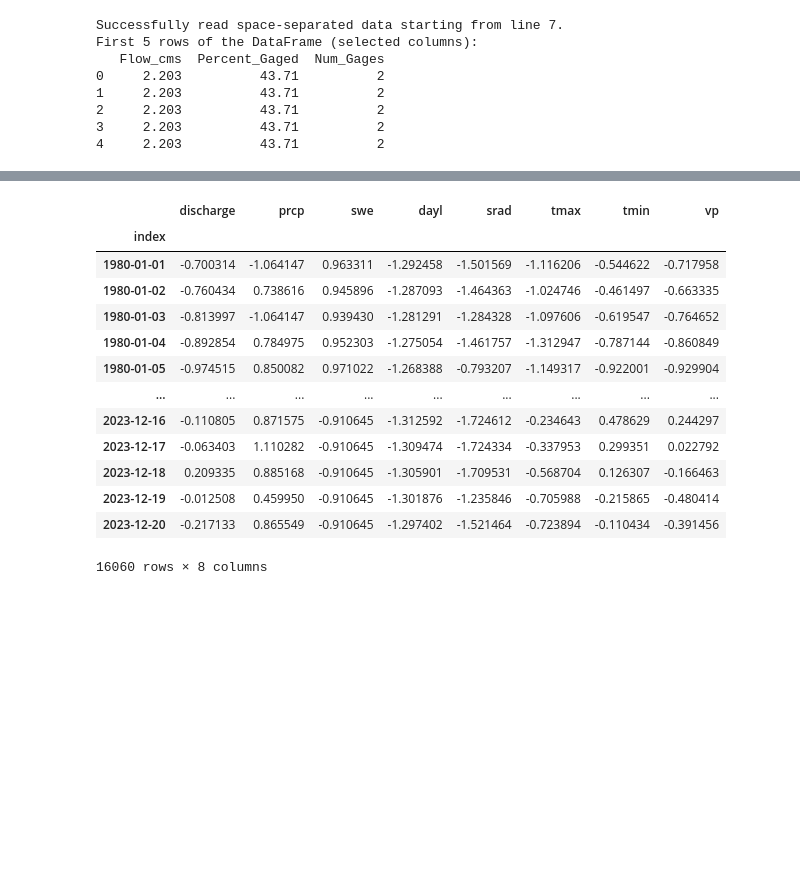
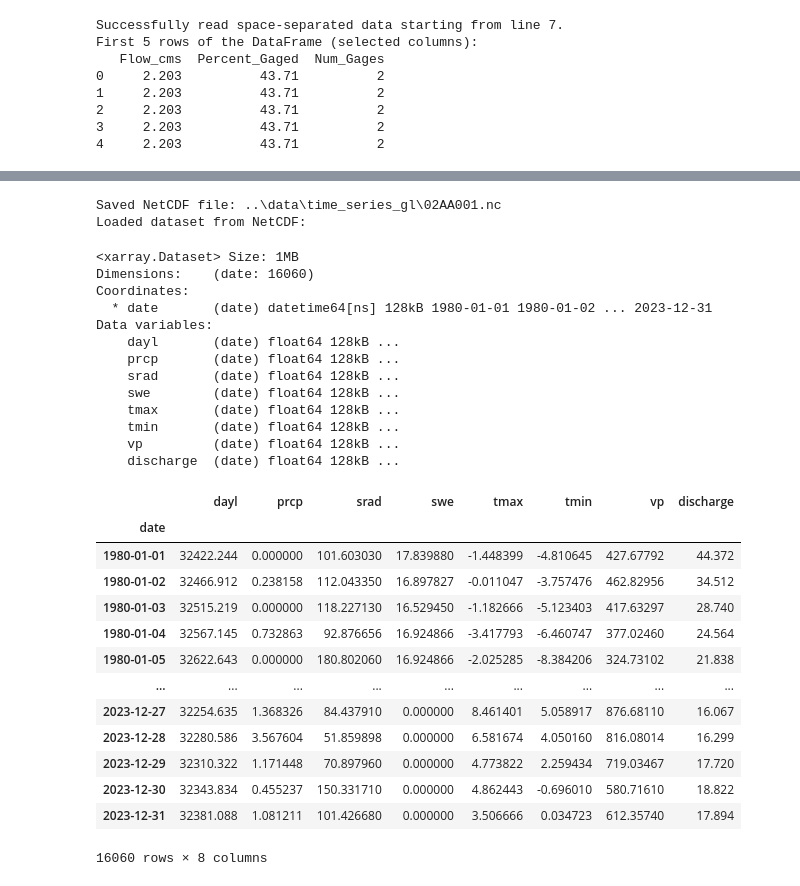
Before and after one commit to yunsupark1120/GAGEii_modeling, a Jupyter notebook: poster_work/LBRM.ipynb, the cells around one changed output, grey strips where cells are left out. Cells and saved outputs as stored; diff of their text form; code cells hidden in the pictures; blank space fills up the shorter version.

```diff
--- a/poster_work/LBRM.ipynb
+++ b/poster_work/LBRM.ipynb
@@ -1059,18 +1094,47 @@ PermissionError: [WinError 5] 액세스가 거부되었습니다: '../data/time_
 # %%
-df = read_CDF("../data/time_series/eri01.nc")
-df
+netcdf_file = Path("../data/time_series/eri02.nc")
+os.makedirs(netcdf_file.parent, exist_ok=True)
+# Using xarray's from_dataframe method (it should preserve the index name)
+ds = xr.Dataset.from_dataframe(df)
+ds.to_netcdf(netcdf_file)
+print(f"Saved NetCDF file: {netcdf_file}")
+
+# Step 5: Load the NetCDF file and print details to verify index name
+ds_loaded = xr.open_dataset(netcdf_file)
+print("Loaded dataset from NetCDF:")
+
+ds_loaded
 # %% [output]
-|  | discharge | prcp | swe | dayl | srad | tmax | tmin | vp |
-| index |  |  |  |  |  |  |  |  |
-| 1980-01-01 | -0.700314 | -1.064147 | 0.963311 | -1.292458 | -1.501569 | -1.116206 | -0.544622 | -0.717958 |
-| 1980-01-02 | -0.760434 | 0.738616 | 0.945896 | -1.287093 | -1.464363 | -1.024746 | -0.461497 | -0.663335 |
-| 1980-01-03 | -0.813997 | -1.064147 | 0.939430 | -1.281291 | -1.284328 | -1.097606 | -0.619547 | -0.764652 |
-| 1980-01-04 | -0.892854 | 0.784975 | 0.952303 | -1.275054 | -1.461757 | -1.312947 | -0.787144 | -0.860849 |
-| 1980-01-05 | -0.974515 | 0.850082 | 0.971022 | -1.268388 | -0.793207 | -1.149317 | -0.922001 | -0.929904 |
-| ... | ... | ... | ... | ... | ... | ... | ... | ... |
-| 2023-12-16 | -0.110805 | 0.871575 | -0.910645 | -1.312592 | -1.724612 | -0.234643 | 0.478629 | 0.244297 |
-| 2023-12-17 | -0.063403 | 1.110282 | -0.910645 | -1.309474 | -1.724334 | -0.337953 | 0.299351 | 0.022792 |
-| 2023-12-18 | 0.209335 | 0.885168 | -0.910645 | -1.305901 | -1.709531 | -0.568704 | 0.126307 | -0.166463 |
-| 2023-12-19 | -0.012508 | 0.459950 | -0.910645 | -1.301876 | -1.235846 | -0.705988 | -0.215865 | -0.480414 |
-| 2023-12-20 | -0.217133 | 0.865549 | -0.910645 | -1.297402 | -1.521464 | -0.723894 | -0.110434 | -0.391456 |
-16060 rows × 8 columns
+Saved NetCDF file: ..\data\time_series_gl\02AA001.nc
+Loaded dataset from NetCDF:
+<xarray.Dataset> Size: 1MB
+Dimensions:    (date: 16060)
+Coordinates:
+  * date       (date) datetime64[ns] 128kB 1980-01-01 1980-01-02 ... 2023-12-31
+Data variables:
+    dayl       (date) float64 128kB ...
+    prcp       (date) float64 128kB ...
+    srad       (date) float64 128kB ...
+    swe        (date) float64 128kB ...
+    tmax       (date) float64 128kB ...
+    tmin       (date) float64 128kB ...
+    vp         (date) float64 128kB ...
+    discharge  (date) float64 128kB ...
+# %%
+df = read_CDF("../data/time_series/eri04.nc")
+df
+# %% [output]
+|  | dayl | prcp | srad | swe | tmax | tmin | vp | discharge |
+| date |  |  |  |  |  |  |  |  |
+| 1980-01-01 | 32422.244 | 0.000000 | 101.603030 | 17.839880 | -1.448399 | -4.810645 | 427.67792 | 44.372 |
+| 1980-01-02 | 32466.912 | 0.238158 | 112.043350 | 16.897827 | -0.011047 | -3.757476 | 462.82956 | 34.512 |
+| 1980-01-03 | 32515.219 | 0.000000 | 118.227130 | 16.529450 | -1.182666 | -5.123403 | 417.63297 | 28.740 |
+| 1980-01-04 | 32567.145 | 0.732863 | 92.876656 | 16.924866 | -3.417793 | -6.460747 | 377.02460 | 24.564 |
+| 1980-01-05 | 32622.643 | 0.000000 | 180.802060 | 16.924866 | -2.025285 | -8.384206 | 324.73102 | 21.838 |
+| ... | ... | ... | ... | ... | ... | ... | ... | ... |
+| 2023-12-27 | 32254.635 | 1.368326 | 84.437910 | 0.000000 | 8.461401 | 5.058917 | 876.68110 | 16.067 |
+| 2023-12-28 | 32280.586 | 3.567604 | 51.859898 | 0.000000 | 6.581674 | 4.050160 | 816.08014 | 16.299 |
+| 2023-12-29 | 32310.322 | 1.171448 | 70.897960 | 0.000000 | 4.773822 | 2.259434 | 719.03467 | 17.720 |
+| 2023-12-30 | 32343.834 | 0.455237 | 150.331710 | 0.000000 | 4.862443 | -0.696010 | 580.71610 | 18.822 |
+| 2023-12-31 | 32381.088 | 1.081211 | 101.426680 | 0.000000 | 3.506666 | 0.034723 | 612.35740 | 17.894 |
+16060 rows × 8 columns
```
Also changed, not shown: parts of 3 cells of this notebook.
